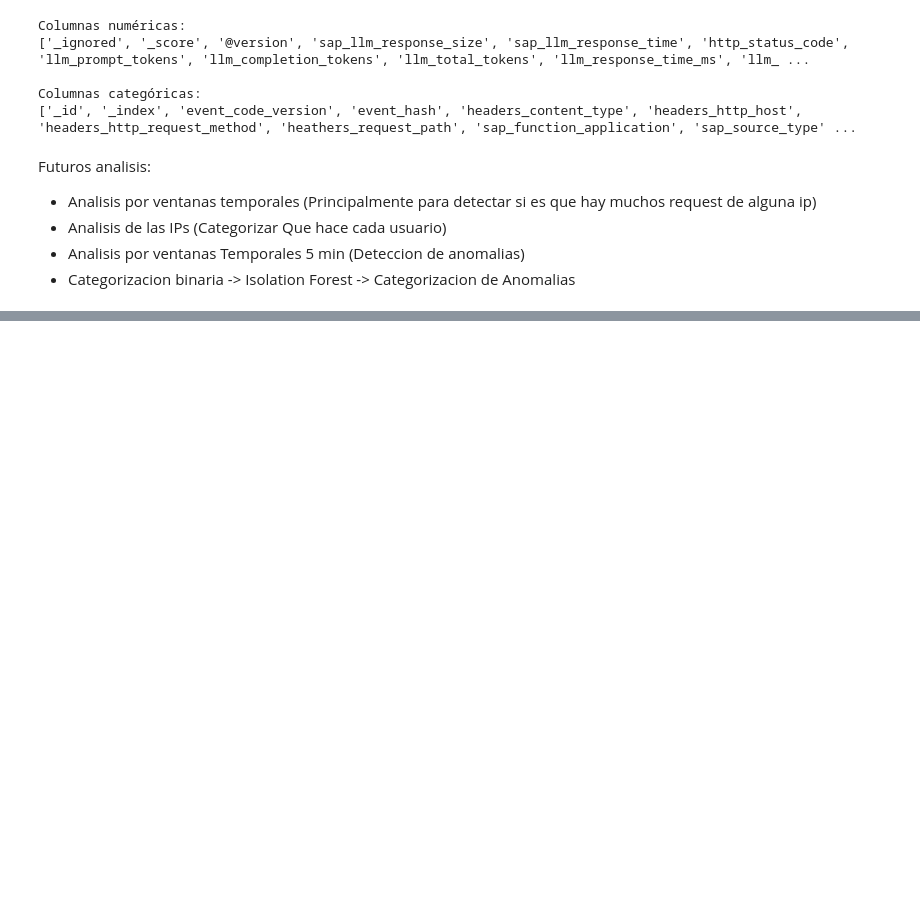
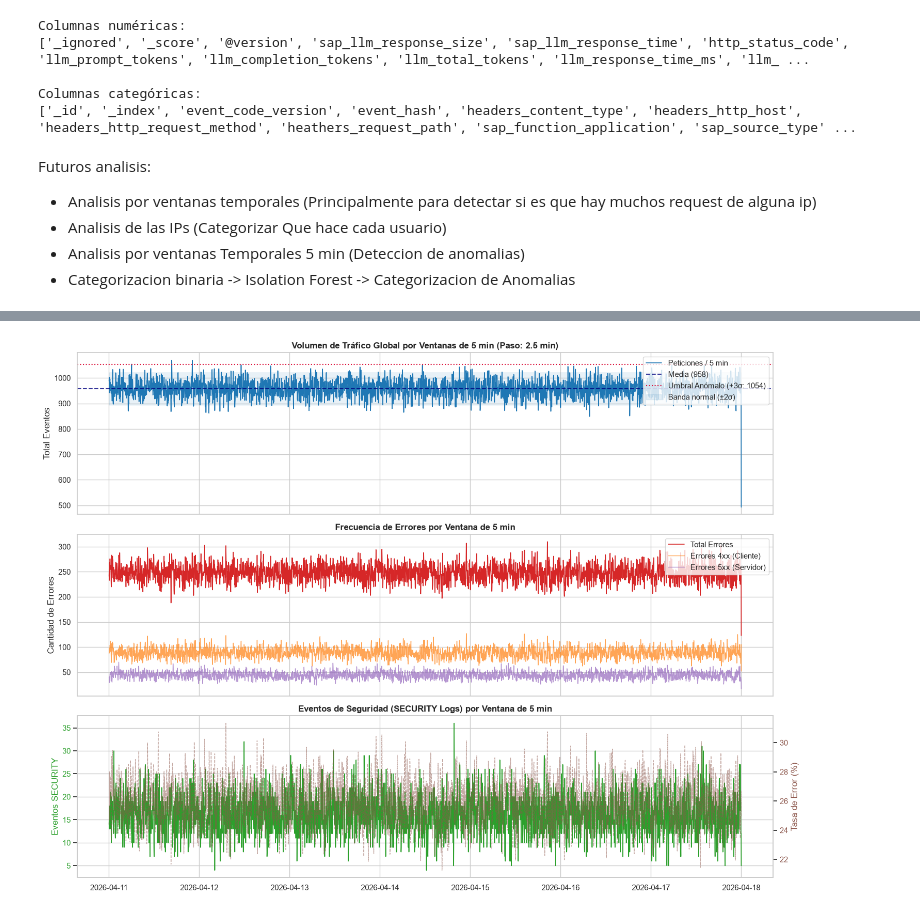
Before and after one commit to LuisFerFlores31/SAP-AI-Security-Anomaly-Detection, a Jupyter notebook: IAACD-Reto 2 Analisis Exploratorio.ipynb, the cells around one changed output, grey strips where cells are left out. Saved outputs shown, nothing was run; the diff lists cells and outputs as text; code cells hidden in the pictures; blank space fills up the shorter version.

Commit message:
Added: Aproach 1 de Ventanas temporales

```diff
--- a/IAACD-Reto 2 Analisis Exploratorio.ipynb
+++ b/IAACD-Reto 2 Analisis Exploratorio.ipynb
@@ -1001,0 +1098,46 @@ Futuros analisis:
+# %%
+# 5.2 Visualización de Tráfico, Errores y Seguridad en Ventanas de 5 min
+
+fig, axes = plt.subplots(3, 1, figsize=(15, 11), sharex=True)
+
+# 1. Tráfico total por ventana con umbrales de media y desviación
+media_trafico = df_windows_5m["total_events"].mean()
+std_trafico = df_windows_5m["total_events"].std()
+umbral_alto_trafico = media_trafico + 3 * std_trafico
+
+axes[0].plot(df_windows_5m["window_end"], df_windows_5m["total_events"], color="#1f77b4", linewidth=1.2, label="Peticiones / 5 min")
+axes[0].axhline(media_trafico, color="navy", linestyle="--", alpha=0.8, label=f"Media ({media_trafico:.0f})")
+axes[0].axhline(umbral_alto_trafico, color="crimson", linestyle=":", linewidth=1.5, label=f"Umbral Anómalo (+3σ: {umbral_alto_trafico:.0f})")
+axes[0].fill_between(df_windows_5m["window_end"], media_trafico - 2*std_trafico, media_trafico + 2*std_trafico, color="#1f77b4", alpha=0.1, label="Banda normal (±2σ)")
+axes[0].set_title("Volumen de Tráfico Global por Ventanas de 5 min (Paso: 2.5 min)", fontweight="bold")
+axes[0].set_ylabel("Total Eventos")
+axes[0].legend(loc="upper right")
+
+# 2. Errores totales y desglosados (4xx vs 5xx)
+axes[1].plot(df_windows_5m["window_end"], df_windows_5m["total_errors"], color="#d62728", linewidth=1.2, label="Total Errores")
+axes[1].plot(df_windows_5m["window_end"], df_windows_5m["http_4xx"], color="#ff7f0e", alpha=0.7, linewidth=1, label="Errores 4xx (Cliente)")
+axes[1].plot(df_windows_5m["window_end"], df_windows_5m["http_5xx"], color="#9467bd", alpha=0.7, linewidth=1, label="Errores 5xx (Servidor)")
+axes[1].set_title("Frecuencia de Errores por Ventana de 5 min", fontweight="bold")
+axes[1].set_ylabel("Cantidad de Errores")
+axes[1].legend(loc="upper right")
+
+# 3. Eventos Security y Tasa de Error (%)
+color_sec = "#2ca02c"
+color_rate = "#8c564b"
+axes[2].plot(df_windows_5m["window_end"], df_windows_5m["security_events"], color=color_sec, linewidth=1.2, label="Eventos SECURITY")
+axes[2].set_title("Eventos de Seguridad (SECURITY Logs) por Ventana de 5 min", fontweight="bold")
+axes[2].set_ylabel("Eventos SECURITY", color=color_sec)
+axes[2].tick_params(axis="y", labelcolor=color_sec)
+
+# Eje secundario para la tasa de error
+ax2_twin = axes[2].twinx()
+ax2_twin.plot(df_windows_5m["window_end"], df_windows_5m["error_rate_%"], color=color_rate, alpha=0.5, linestyle="--", linewidth=1, label="Tasa de Error (%)")
+ax2_twin.set_ylabel("Tasa de Error (%)", color=color_rate)
+ax2_twin.tick_params(axis="y", labelcolor=color_rate)
+ax2_twin.grid(False)
+
+plt.xlabel("Fecha y Hora (UTC)")
+plt.tight_layout()
+plt.show()
+# %% [output]
+[figure, added]
```
Also changed, not shown: parts of 5 cells of this notebook, 1 other file.
